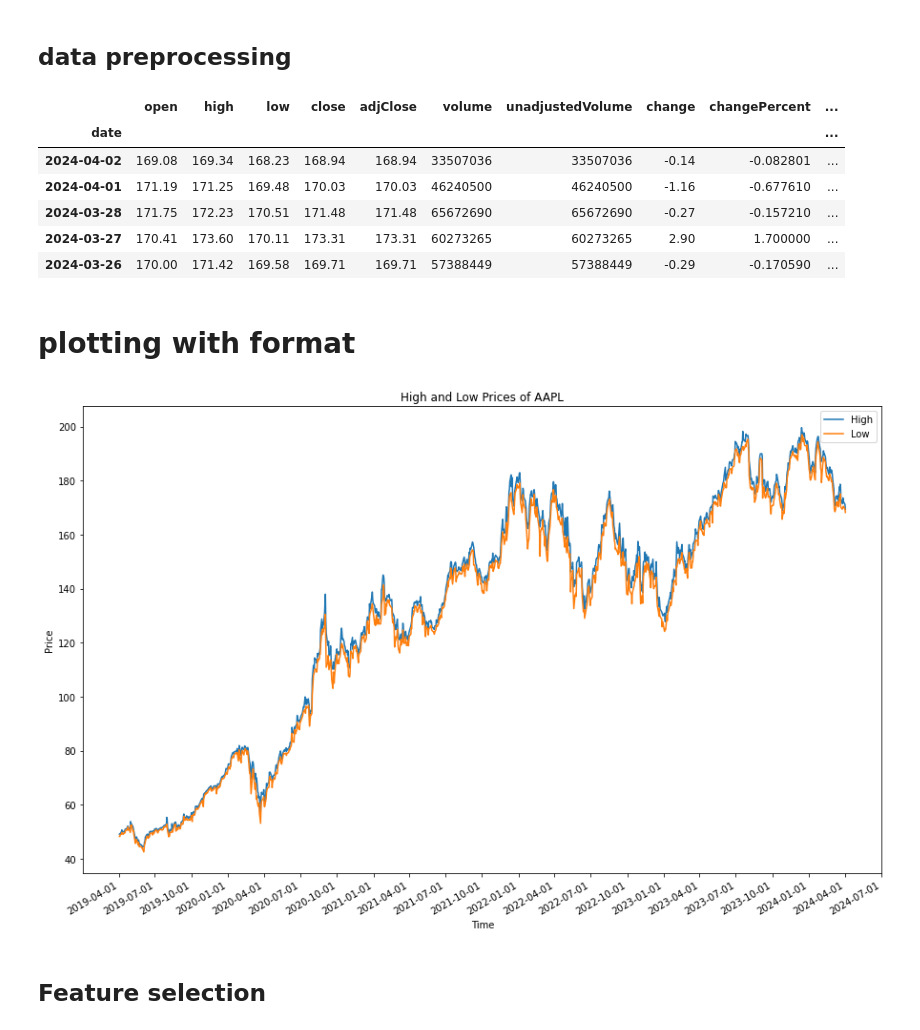
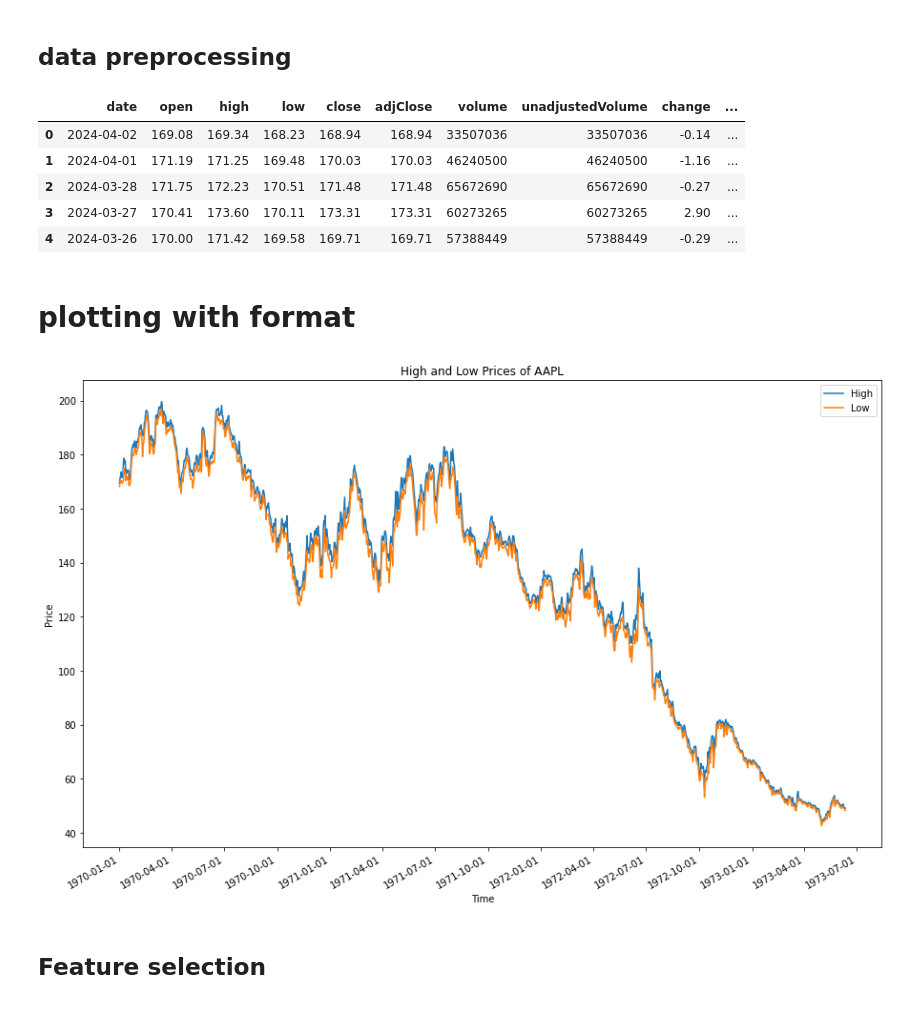
Before and after one commit to MabroorA/stocks-prediction-app, a Jupyter notebook: Machine-learning/Test-model2.ipynb, the cells around one changed output. Saved outputs shown, nothing was run; the diff lists cells and outputs as text; code cells hidden in the pictures.

Commit message:
index Error Fixed

```diff
--- a/Machine-learning/Test-model2.ipynb
+++ b/Machine-learning/Test-model2.ipynb
@@ -25,43 +25,41 @@ print(data)
 # Convert data to DataFrame
 df = pd.DataFrame(data["historical"])
 # indexing
-df.set_index('date', inplace=True)
-df.to_csv('AAPL.csv')
+# df.set_index('date', inplace=True)
 df.head()
 # print(df.describe())
 # %% [output]
-|  | open | high | low | close | adjClose | volume | unadjustedVolume | change | changePercent | ... |
-| date |  |  |  |  |  |  |  |  |  | ... |
-| 2024-04-02 | 169.08 | 169.34 | 168.23 | 168.94 | 168.94 | 33507036 | 33507036 | -0.14 | -0.082801 | ... |
-| 2024-04-01 | 171.19 | 171.25 | 169.48 | 170.03 | 170.03 | 46240500 | 46240500 | -1.16 | -0.677610 | ... |
-| 2024-03-28 | 171.75 | 172.23 | 170.51 | 171.48 | 171.48 | 65672690 | 65672690 | -0.27 | -0.157210 | ... |
-| 2024-03-27 | 170.41 | 173.60 | 170.11 | 173.31 | 173.31 | 60273265 | 60273265 | 2.90 | 1.700000 | ... |
-| 2024-03-26 | 170.00 | 171.42 | 169.58 | 169.71 | 169.71 | 57388449 | 57388449 | -0.29 | -0.170590 | ... |
+|  | date | open | high | low | close | adjClose | volume | unadjustedVolume | change | ... |
+| 0 | 2024-04-02 | 169.08 | 169.34 | 168.23 | 168.94 | 168.94 | 33507036 | 33507036 | -0.14 | ... |
+| 1 | 2024-04-01 | 171.19 | 171.25 | 169.48 | 170.03 | 170.03 | 46240500 | 46240500 | -1.16 | ... |
+| 2 | 2024-03-28 | 171.75 | 172.23 | 170.51 | 171.48 | 171.48 | 65672690 | 65672690 | -0.27 | ... |
+| 3 | 2024-03-27 | 170.41 | 173.60 | 170.11 | 173.31 | 173.31 | 60273265 | 60273265 | 2.90 | ... |
+| 4 | 2024-03-26 | 170.00 | 171.42 | 169.58 | 169.71 | 169.71 | 57388449 | 57388449 | -0.29 | ... |
 # %% [markdown]
 # plotting with format
 # %%
 
 
 # Plotting
 # Convert 'date' column to datetime
-df.index = pd.to_datetime(df.index)
+# df.index = pd.to_datetime(df.index)
 
 # Plotting
 plt.figure(figsize=(15, 10))
 plt.gca().xaxis.set_major_formatter(mdates.DateFormatter('%Y-%m-%d'))
 plt.gca().xaxis.set_major_locator(mdates.MonthLocator(interval=3))
 x_dates = df.index
 
 plt.plot(x_dates, df['high'], label='High')
 plt.plot(x_dates, df['low'], label='Low')
 plt.xlabel('Time')
 plt.ylabel('Price')
 plt.title('High and Low Prices of AAPL')
 plt.legend()
 plt.gcf().autofmt_xdate()
 plt.show()
 # %% [output]
-[figure, old version]
+[figure, new version]
 # %% [markdown]
 ## Feature selection
 # %%
```
Also changed, not shown: parts of 2 cells of this notebook.
